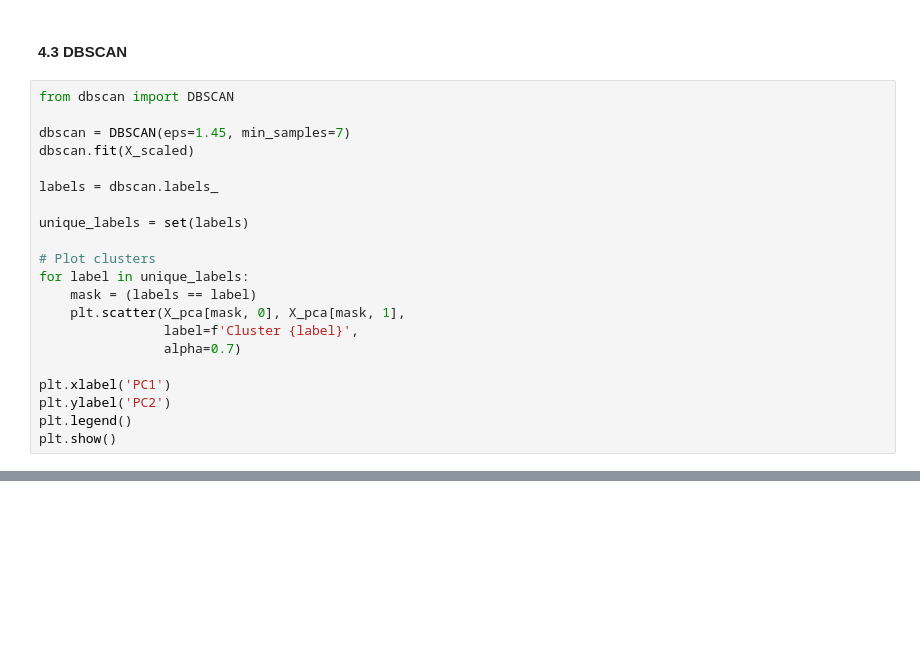
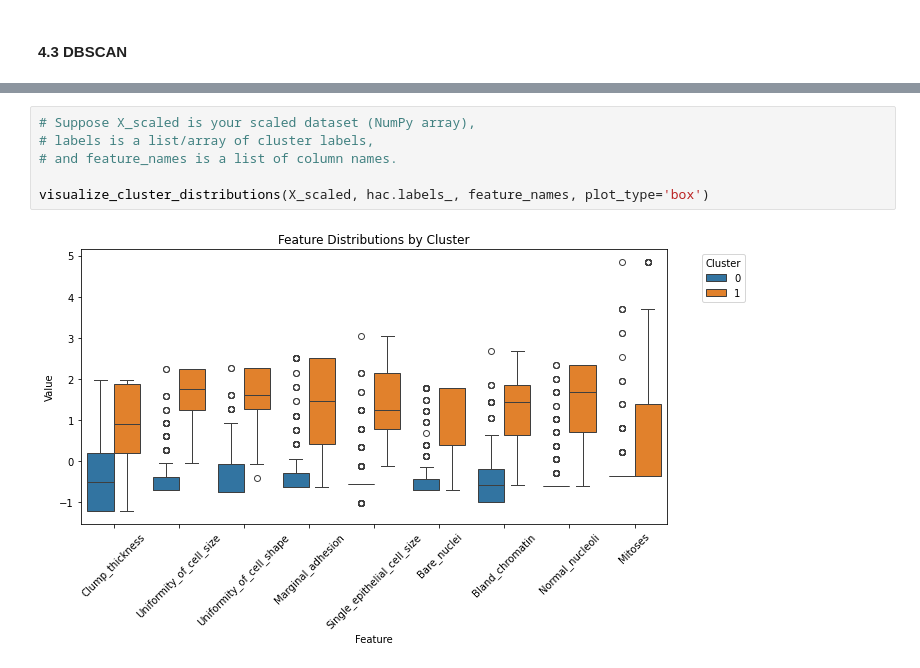
Before and after one commit to alvin-98/MLiS_Term_Project, a Jupyter notebook: ournotebook.ipynb, the cells around one changed output, grey strips where cells are left out. Drawn from its saved outputs; the diff is of its cells as text; blank space fills up the shorter version.

```diff
--- a/ournotebook.ipynb
+++ b/ournotebook.ipynb
@@ -515,23 +543,2 @@ plt.show()
 # %% [markdown]
 #### 4.3 DBSCAN
-# %%
-from dbscan import DBSCAN
-
-dbscan = DBSCAN(eps=1.45, min_samples=7)
-dbscan.fit(X_scaled)
-
-labels = dbscan.labels_
-
-unique_labels = set(labels)
-
-# Plot clusters
-for label in unique_labels:
-    mask = (labels == label)
-    plt.scatter(X_pca[mask, 0], X_pca[mask, 1],
-                label=f'Cluster {label}',
-                alpha=0.7)
-
-plt.xlabel('PC1')
-plt.ylabel('PC2')
-plt.legend()
-plt.show()
@@ -539,0 +840,8 @@ plt.show()
+# %%
+# Suppose X_scaled is your scaled dataset (NumPy array),
+# labels is a list/array of cluster labels,
+# and feature_names is a list of column names.
+
+visualize_cluster_distributions(X_scaled, hac.labels_, feature_names, plot_type='box')
+# %% [output]
+[figure, added]
```
Also changed, not shown: parts of 22 cells of this notebook, 1 other file.
